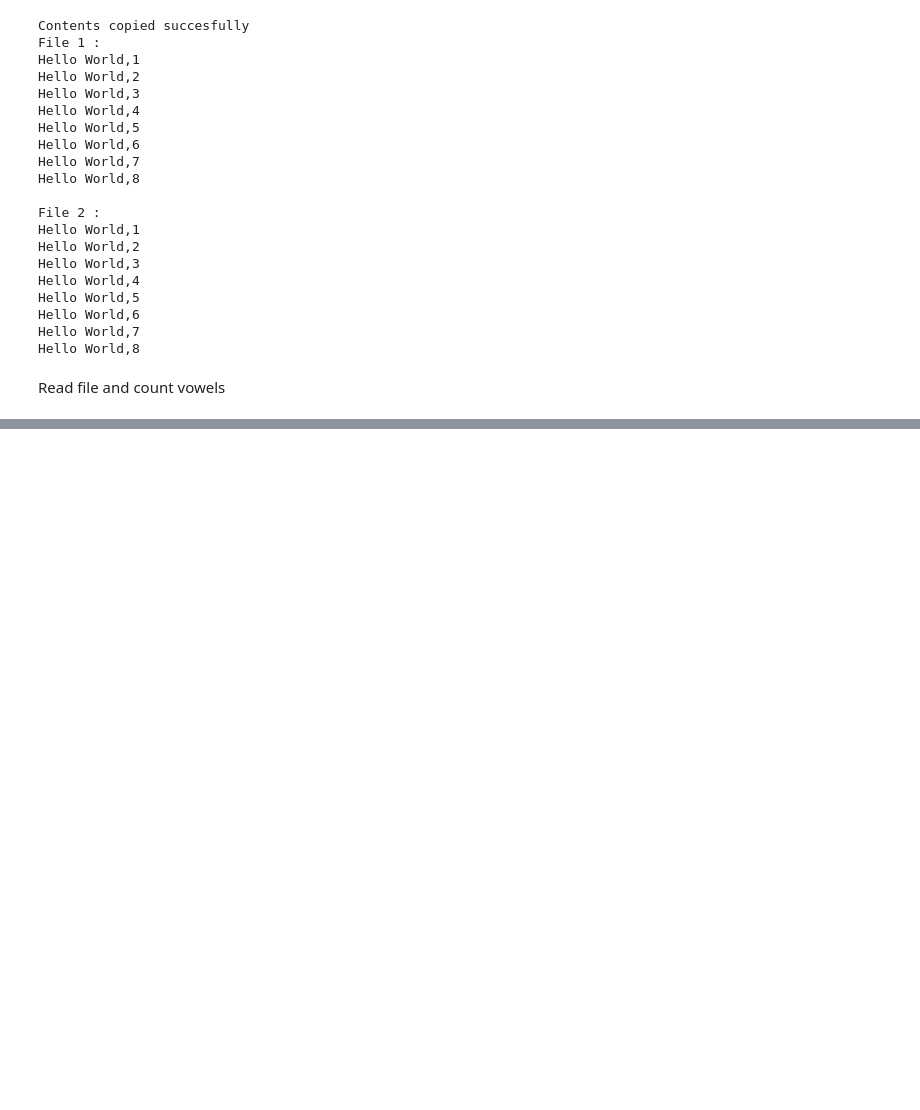
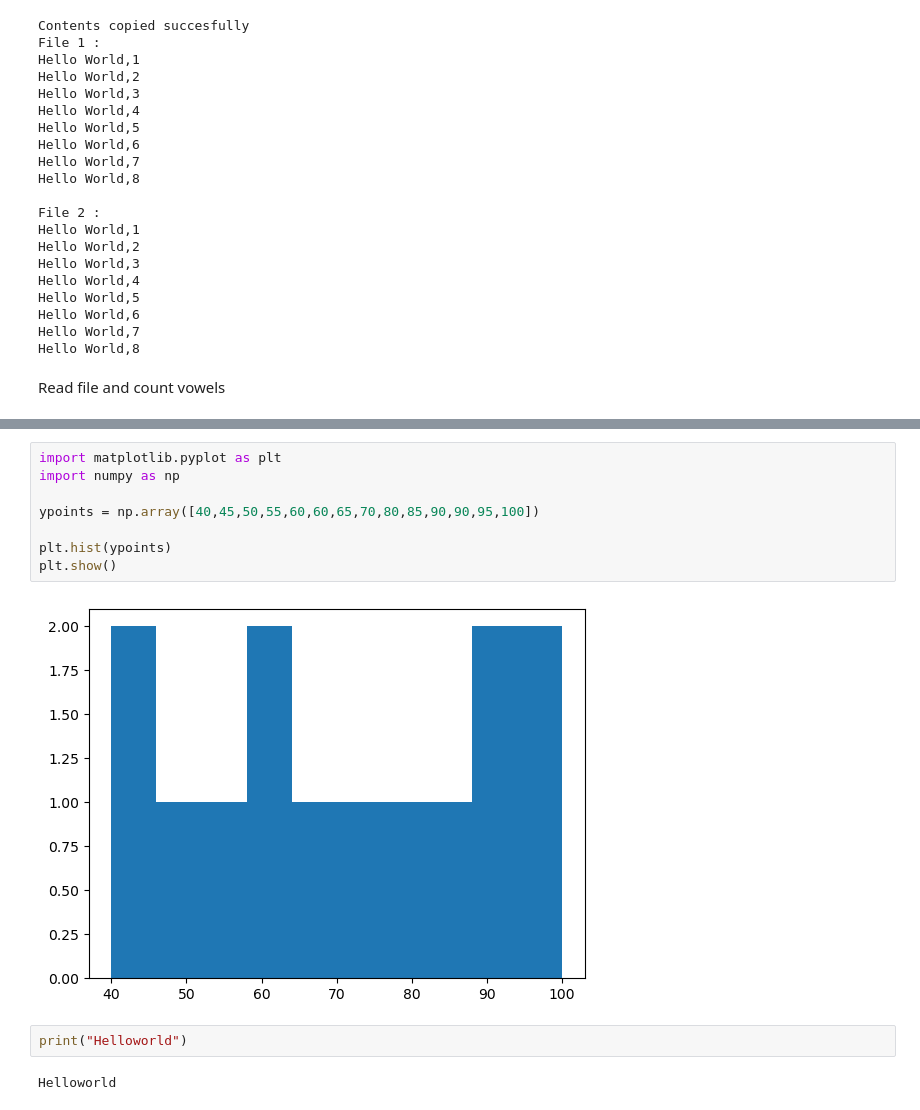
Before and after one commit to pgokul695/ASIET, a Jupyter notebook: S5/Python (Bridge Course)/Day2.ipynb, the cells around one changed output, grey strips where cells are left out. Cells and saved outputs as stored; diff of their text form; blank space fills up the shorter version.

```diff
--- a/S5/Python (Bridge Course)/Day2.ipynb
+++ b/S5/Python (Bridge Course)/Day2.ipynb
@@ -440,0 +498,14 @@ Read file and count vowels
+# %%
+import matplotlib.pyplot as plt
+import numpy as np
+
+ypoints = np.array([40,45,50,55,60,60,65,70,80,85,90,90,95,100])
+
+plt.hist(ypoints)
+plt.show()
+# %% [output]
+[figure, added]
+# %%
+print("Helloworld")
+# %% [output]
+Helloworld
```
Also changed, not shown: parts of 11 cells of this notebook, 6 other files.
